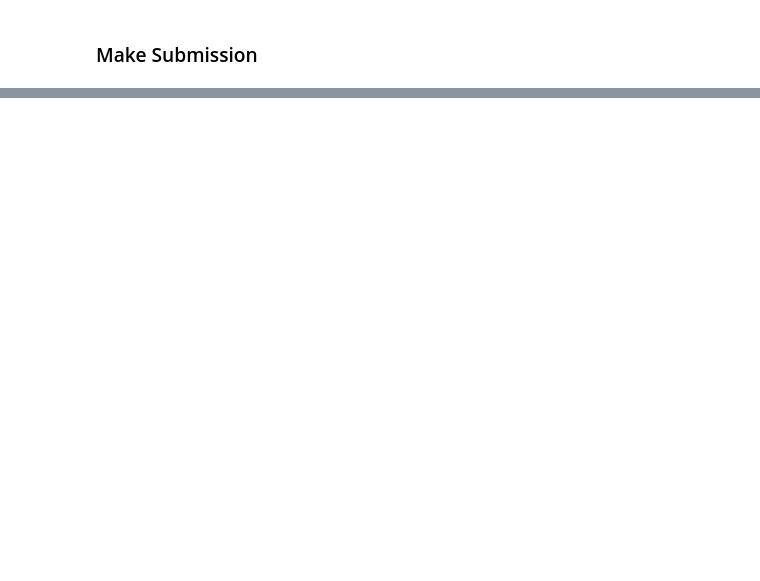
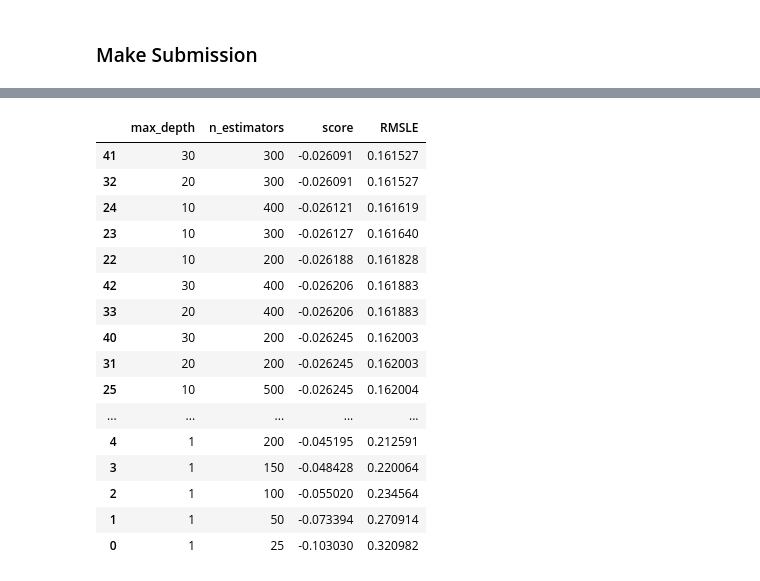
Before and after one commit to kkalkkkal/AIFFEL, a Jupyter notebook: 5. 나의 첫 번째 캐글 경진대회, 무작정 따라해보기/This is your palyground! Leaderboard를 정복해주세요!.ipynb, the cells around one changed output, grey strips where cells are left out. Drawn from its saved outputs; the diff is of its cells as text; code cells hidden in the pictures; blank space fills up the shorter version.

```diff
--- a/5. 나의 첫 번째 캐글 경진대회, 무작정 따라해보기/This is your palyground! Leaderboard를 정복해주세요!.ipynb
+++ b/5. 나의 첫 번째 캐글 경진대회, 무작정 따라해보기/This is your palyground! Leaderboard를 정복해주세요!.ipynb
@@ -470,0 +533,10 @@ sub.to_csv('submission.csv', index=False)
+# %%
+# 모델은 가장 효과가 좋았든 LGBMRegressor로 진행한다.
+
+model = LGBMRegressor(random_state=random_state)
+# %%
+grid_model = GridSearchCV(model, param_grid=param_grid, \
+                        scoring='neg_mean_squared_error', \
+                        cv=5, verbose=1, n_jobs=5)
+
+grid_model.fit(train, y)
@@ -470,0 +551,5 @@ sub.to_csv('submission.csv', index=False)
+# %%
+params = grid_model.cv_results_['params']
+score = grid_model.cv_results_['mean_test_score']
+results = pd.DataFrame(params)
+results['score'] = score
@@ -470,0 +576,24 @@ sub.to_csv('submission.csv', index=False)
+# %%
+results['RMSE'] = np.sqrt(-1 * results['score'])
+results = results.rename(columns={'RMSE': 'RMSLE'})
+# %%
+results = results.sort_values('RMSLE')
+results
+# %% [output]
+|  | max_depth | n_estimators | score | RMSLE |
+| 41 | 30 | 300 | -0.026091 | 0.161527 |
+| 32 | 20 | 300 | -0.026091 | 0.161527 |
+| 24 | 10 | 400 | -0.026121 | 0.161619 |
+| 23 | 10 | 300 | -0.026127 | 0.161640 |
+| 22 | 10 | 200 | -0.026188 | 0.161828 |
+| 42 | 30 | 400 | -0.026206 | 0.161883 |
+| 33 | 20 | 400 | -0.026206 | 0.161883 |
+| 40 | 30 | 200 | -0.026245 | 0.162003 |
+| 31 | 20 | 200 | -0.026245 | 0.162003 |
+| 25 | 10 | 500 | -0.026245 | 0.162004 |
+| ... | ... | ... | ... | ... |
+| 4 | 1 | 200 | -0.045195 | 0.212591 |
+| 3 | 1 | 150 | -0.048428 | 0.220064 |
+| 2 | 1 | 100 | -0.055020 | 0.234564 |
+| 1 | 1 | 50 | -0.073394 | 0.270914 |
+| 0 | 1 | 25 | -0.103030 | 0.320982 |
```
Also changed, not shown: parts of 51 cells of this notebook, 4 other files.
